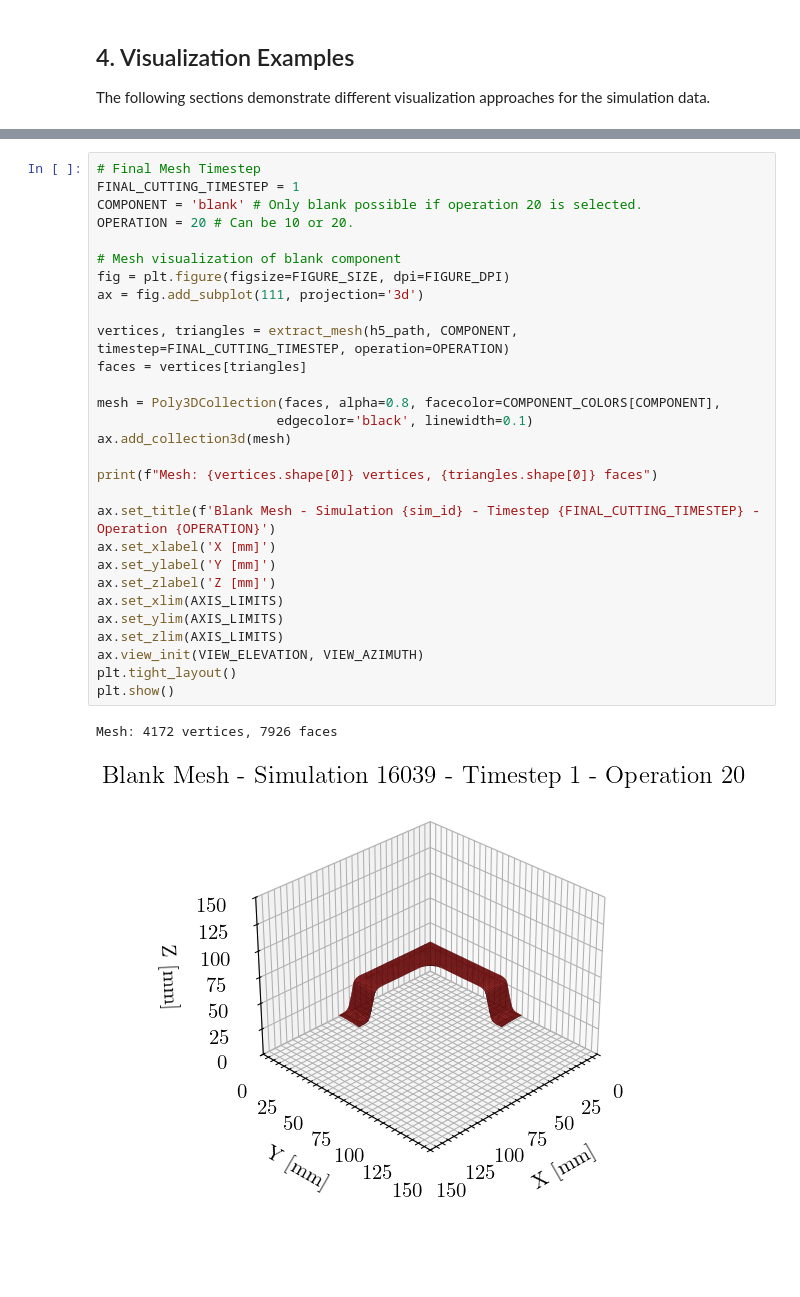
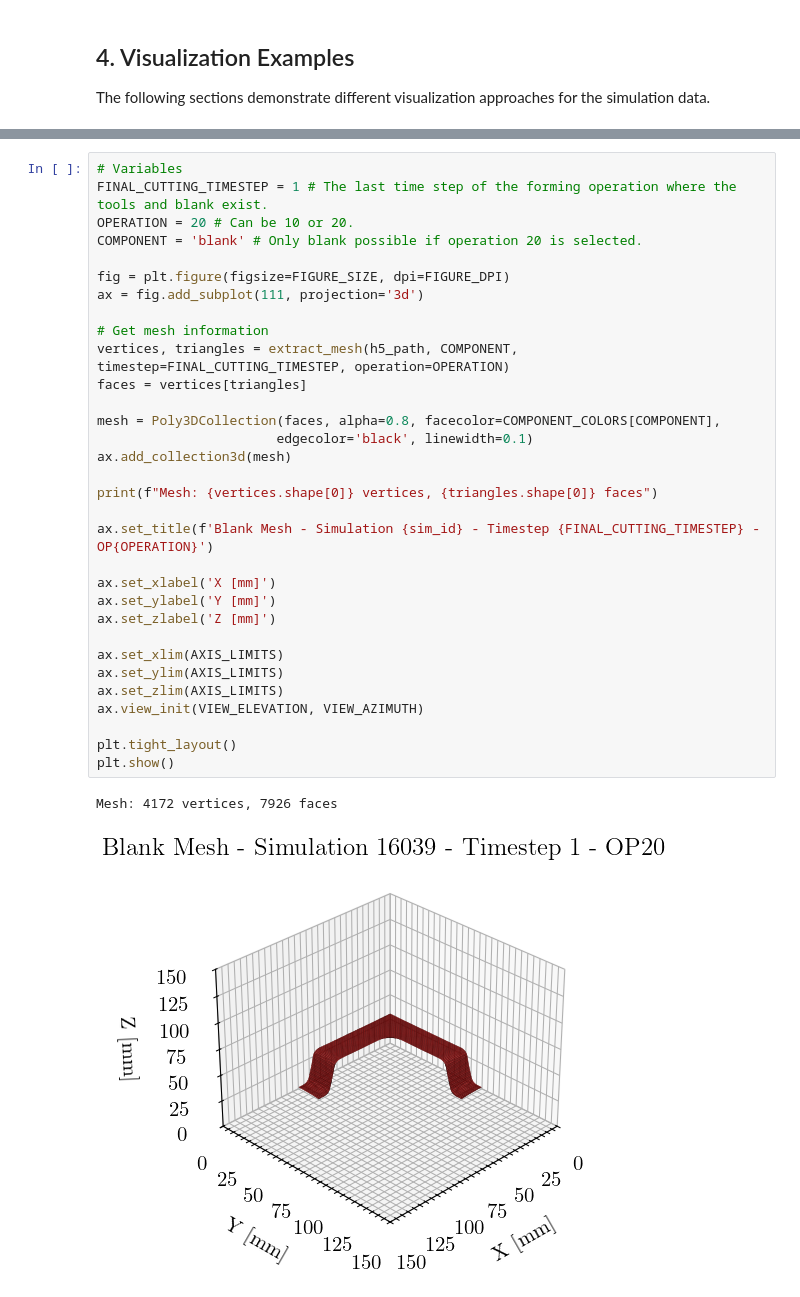
Before and after one commit to BaumSebastian/DDACS, a Jupyter notebook: examples/dataset_demo.ipynb, the cells around one changed output, grey strips where cells are left out. Drawn from its saved outputs; the diff is of its cells as text; blank space fills up the shorter version.

```diff
--- a/examples/dataset_demo.ipynb
+++ b/examples/dataset_demo.ipynb
@@ -306,32 +330,35 @@ Both of the previous chapters, can be executed for operation `OP20` as well. The
 # %%
-# Final Mesh Timestep
-FINAL_CUTTING_TIMESTEP = 1
+# Variables
+FINAL_CUTTING_TIMESTEP = 1 # The last time step of the forming operation where the tools and blank exist.
+OPERATION = 20 # Can be 10 or 20.
 COMPONENT = 'blank' # Only blank possible if operation 20 is selected.
-OPERATION = 20 # Can be 10 or 20.
 
-# Mesh visualization of blank component
 fig = plt.figure(figsize=FIGURE_SIZE, dpi=FIGURE_DPI)
 ax = fig.add_subplot(111, projection='3d')
 
+# Get mesh information
 vertices, triangles = extract_mesh(h5_path, COMPONENT, timestep=FINAL_CUTTING_TIMESTEP, operation=OPERATION)
 faces = vertices[triangles]
 
 mesh = Poly3DCollection(faces, alpha=0.8, facecolor=COMPONENT_COLORS[COMPONENT],
                        edgecolor='black', linewidth=0.1)
 ax.add_collection3d(mesh)
 
 print(f"Mesh: {vertices.shape[0]} vertices, {triangles.shape[0]} faces")
 
-ax.set_title(f'Blank Mesh - Simulation {sim_id} - Timestep {FINAL_CUTTING_TIMESTEP} - Operation {OPERATION}')
+ax.set_title(f'Blank Mesh - Simulation {sim_id} - Timestep {FINAL_CUTTING_TIMESTEP} - OP{OPERATION}')
+
 ax.set_xlabel('X [mm]')
 ax.set_ylabel('Y [mm]')
 ax.set_zlabel('Z [mm]')
+
 ax.set_xlim(AXIS_LIMITS)
 ax.set_ylim(AXIS_LIMITS)
 ax.set_zlim(AXIS_LIMITS)
 ax.view_init(VIEW_ELEVATION, VIEW_AZIMUTH)
+
 plt.tight_layout()
 plt.show()
 # %% [output]
 Mesh: 4172 vertices, 7926 faces
-[figure, old version]
+[figure, new version]
```
Also changed, not shown: parts of 24 cells of this notebook, 1 other file.
